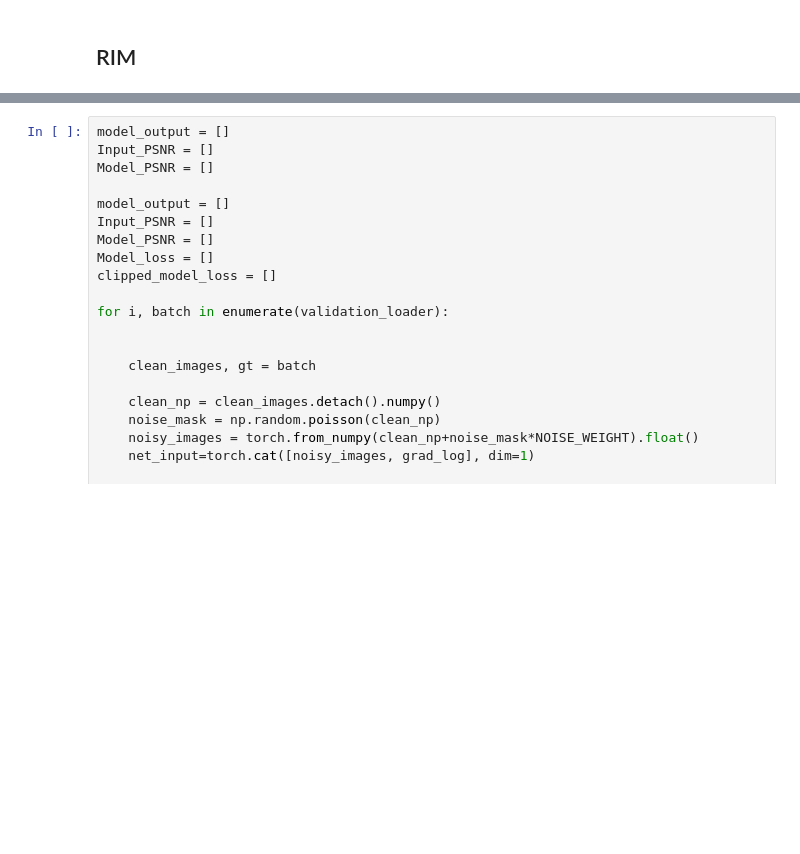
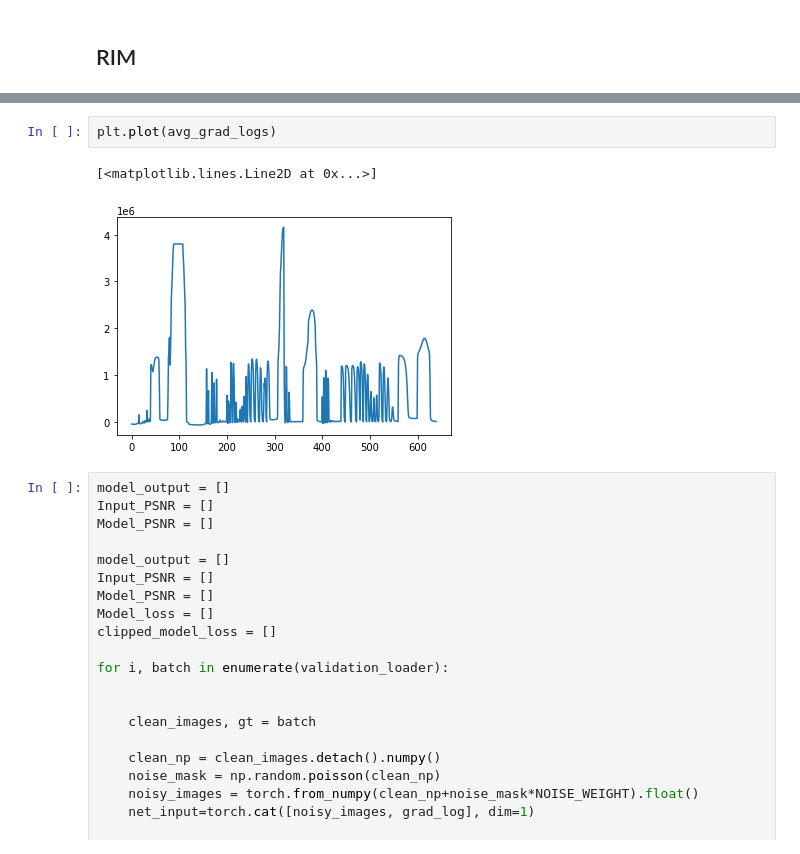
Before and after one commit to EmaadKhwaja/Deep-Learning-Denoising, a Jupyter notebook: RIM_Denoising_V3-Poisson Noise with Physics-based log-likelihood.ipynb, the cells around one changed output, grey strips where cells are left out. Drawn from its saved outputs; the diff is of its cells as text; blank space fills up the shorter version.

```diff
--- a/RIM_Denoising_V3-Poisson Noise with Physics-based log-likelihood.ipynb
+++ b/RIM_Denoising_V3-Poisson Noise with Physics-based log-likelihood.ipynb
@@ -221,3 +221,8 @@ for i, batch in enumerate(data_loader):
+# %%
+plt.plot(avg_grad_logs)
+# %% [output]
+[<matplotlib.lines.Line2D at 0x...>]
+[figure, added]
 # %%
 model_output = []
 Input_PSNR = []
```
Also changed, not shown: parts of 5 cells of this notebook, 1 other file.
